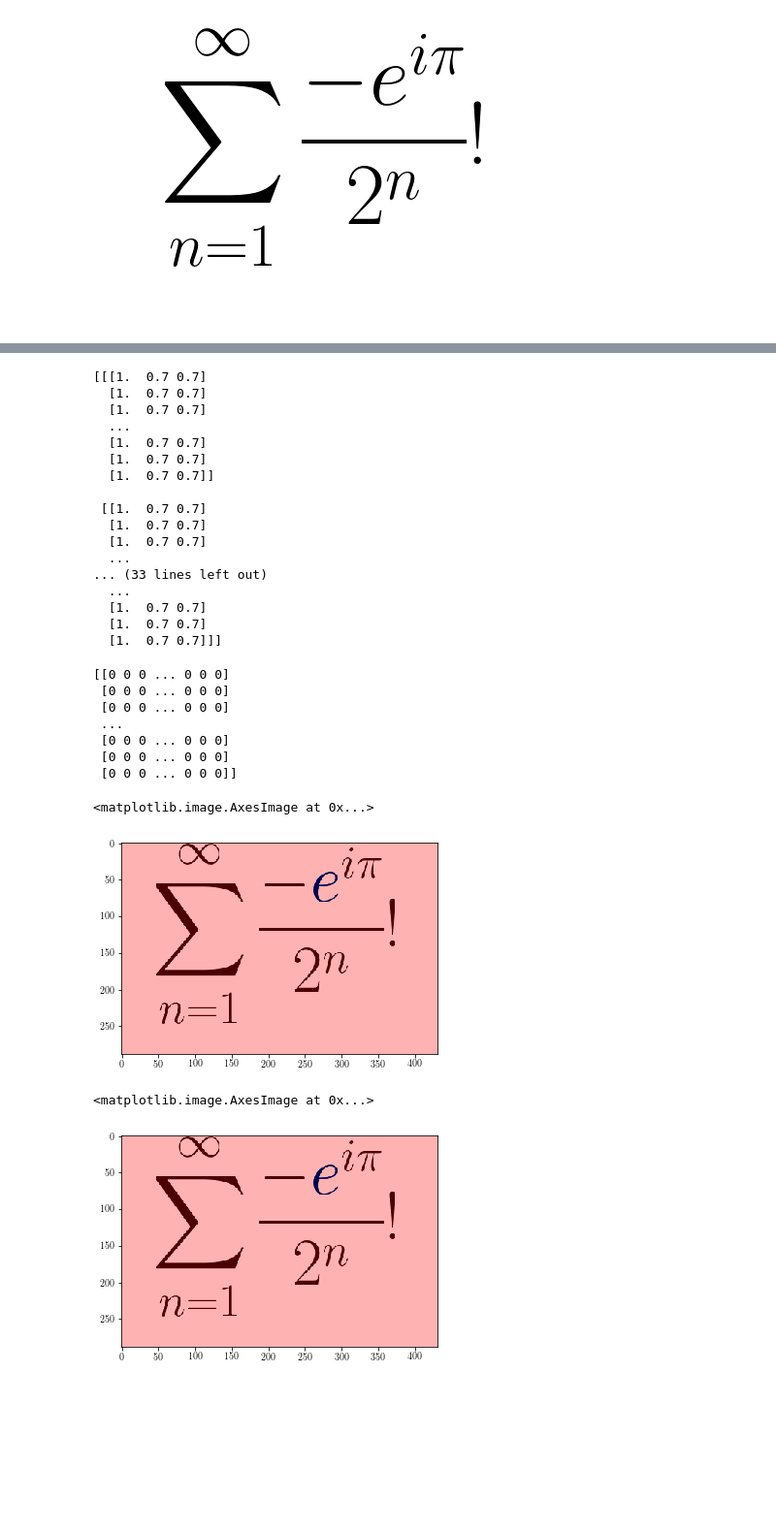
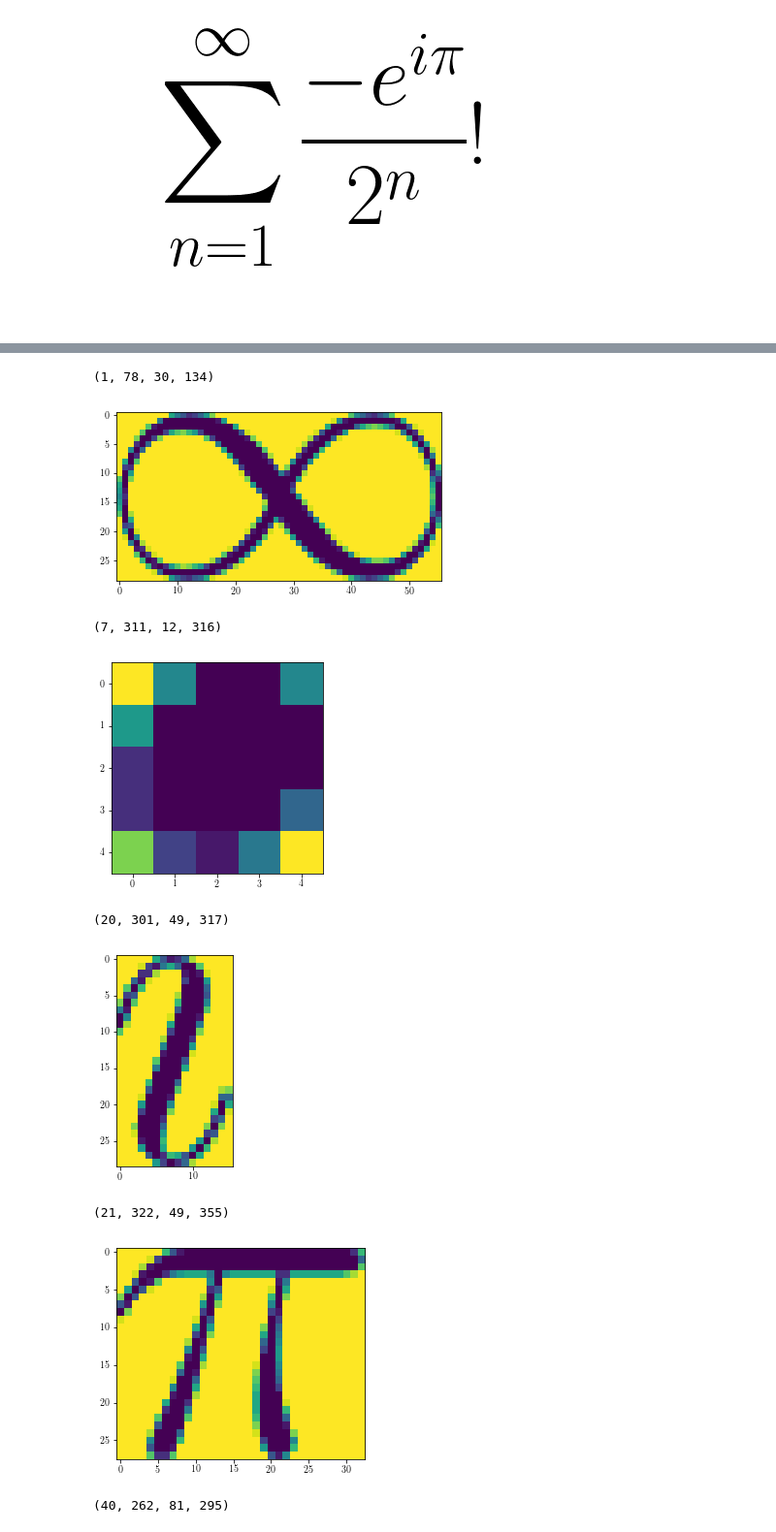
Before and after one commit to slottad/tex-musings, a Jupyter notebook: jupyter/LaTeX_Image_Segmentation.ipynb, the cells around one changed output, grey strips where cells are left out. Shown at 97% size. Cells and saved outputs as stored; diff of their text form; code cells hidden in the pictures; blank space fills up the shorter version.

```diff
--- a/jupyter/LaTeX_Image_Segmentation.ipynb
+++ b/jupyter/LaTeX_Image_Segmentation.ipynb
@@ -63,6 +76,0 @@ plt.imshow(im)
-# %%
-for i in range(0,17):
-    subov = blobs_labels == i
-    subim = color.label2rgb(subov)
-    plt.imshow(subim)
-    plt.show()
@@ -83,42 +77,18 @@ for i in range(0,17):
-# %%
-print(overlay)
-# %% [output]
-[[[1.  0.7 0.7]
-  [1.  0.7 0.7]
-  [1.  0.7 0.7]
-  ...
-  [1.  0.7 0.7]
-  [1.  0.7 0.7]
-  [1.  0.7 0.7]]
-
- [[1.  0.7 0.7]
-  [1.  0.7 0.7]
-  [1.  0.7 0.7]
-  ...
-... (33 lines left out)
-  ...
-  [1.  0.7 0.7]
-  [1.  0.7 0.7]
-  [1.  0.7 0.7]]]
-# %%
- print(blobs_labels)
-# %% [output]
-[[0 0 0 ... 0 0 0]
- [0 0 0 ... 0 0 0]
- [0 0 0 ... 0 0 0]
- ...
- [0 0 0 ... 0 0 0]
- [0 0 0 ... 0 0 0]
- [0 0 0 ... 0 0 0]]
-# %%
-bl1 = blobs_labels == 5
-overlay = color.label2rgb(bl1, image=im)
-plt.imshow(overlay)
-# %% [output]
-<matplotlib.image.AxesImage at 0x...>
-[figure, removed]
-# %%
-plt.imshow(overlay)
-# %% [output]
-<matplotlib.image.AxesImage at 0x...>
-[figure, removed]
+# %%
+#blobs_labels
+for region in measure.regionprops(blobs_labels):
+    print(region.bbox)
+    minr, minc, maxr, maxc = region.bbox
+    subim = im[minr:maxr,minc:maxc]
+    plt.imshow(subim)
+    plt.show()
+# %% [output]
+(1, 78, 30, 134)
+[figure, added]
+(7, 311, 12, 316)
+[figure, added]
+(20, 301, 49, 317)
+[figure, added]
+(21, 322, 49, 355)
+[figure, added]
+(40, 262, 81, 295)
```
Also changed, not shown: parts of 8 cells of this notebook, 1 other file.
